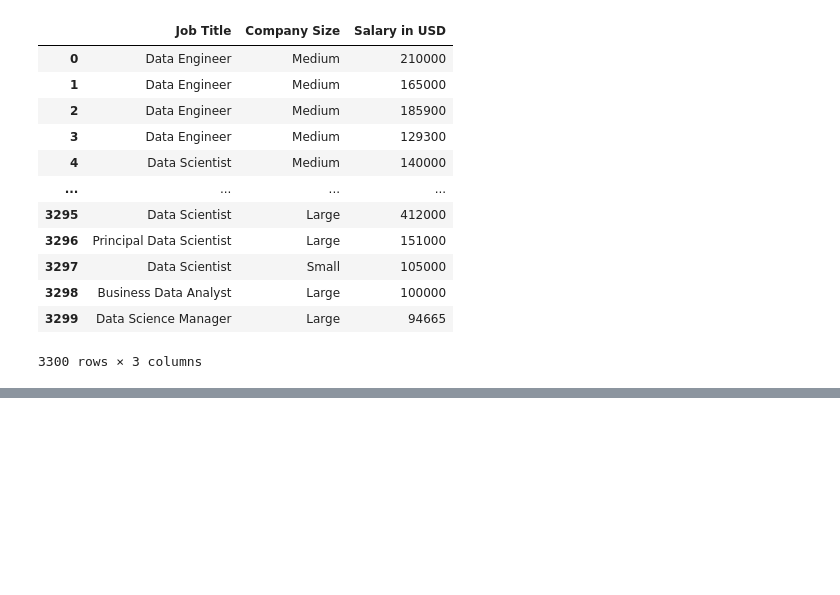
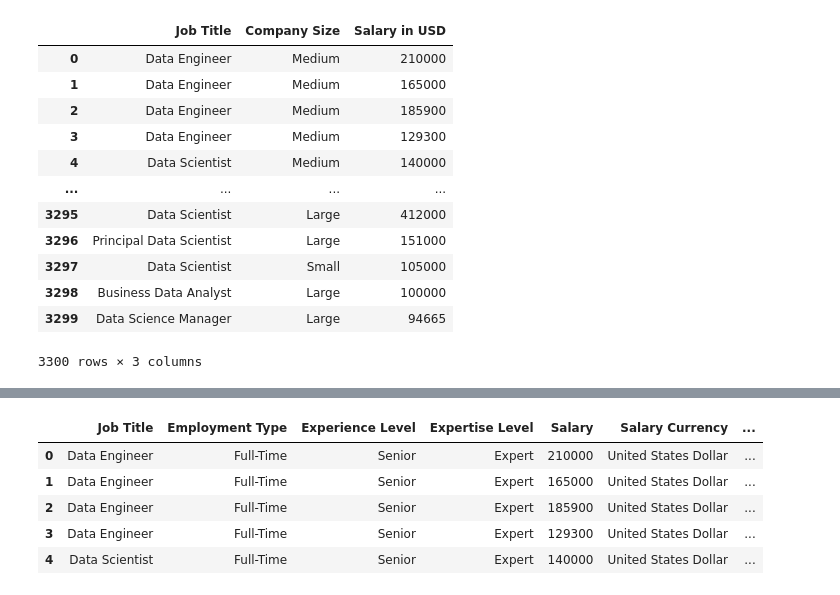
Before and after one commit to hannah-OH/Python, a Jupyter notebook: study/대시보드_연습.ipynb, the cells around one changed output, grey strips where cells are left out. Cells and saved outputs as stored; diff of their text form; code cells hidden in the pictures; blank space fills up the shorter version.

```diff
--- a/study/대시보드_연습.ipynb
+++ b/study/대시보드_연습.ipynb
@@ -338,0 +365,9 @@ if __name__ == '__main__':
+# %%
+df.head()
+# %% [output]
+|  | Job Title | Employment Type | Experience Level | Expertise Level | Salary | Salary Currency | ... |
+| 0 | Data Engineer | Full-Time | Senior | Expert | 210000 | United States Dollar | ... |
+| 1 | Data Engineer | Full-Time | Senior | Expert | 165000 | United States Dollar | ... |
+| 2 | Data Engineer | Full-Time | Senior | Expert | 185900 | United States Dollar | ... |
+| 3 | Data Engineer | Full-Time | Senior | Expert | 129300 | United States Dollar | ... |
+| 4 | Data Scientist | Full-Time | Senior | Expert | 140000 | United States Dollar | ... |
```
Also changed, not shown: parts of 13 cells of this notebook.
